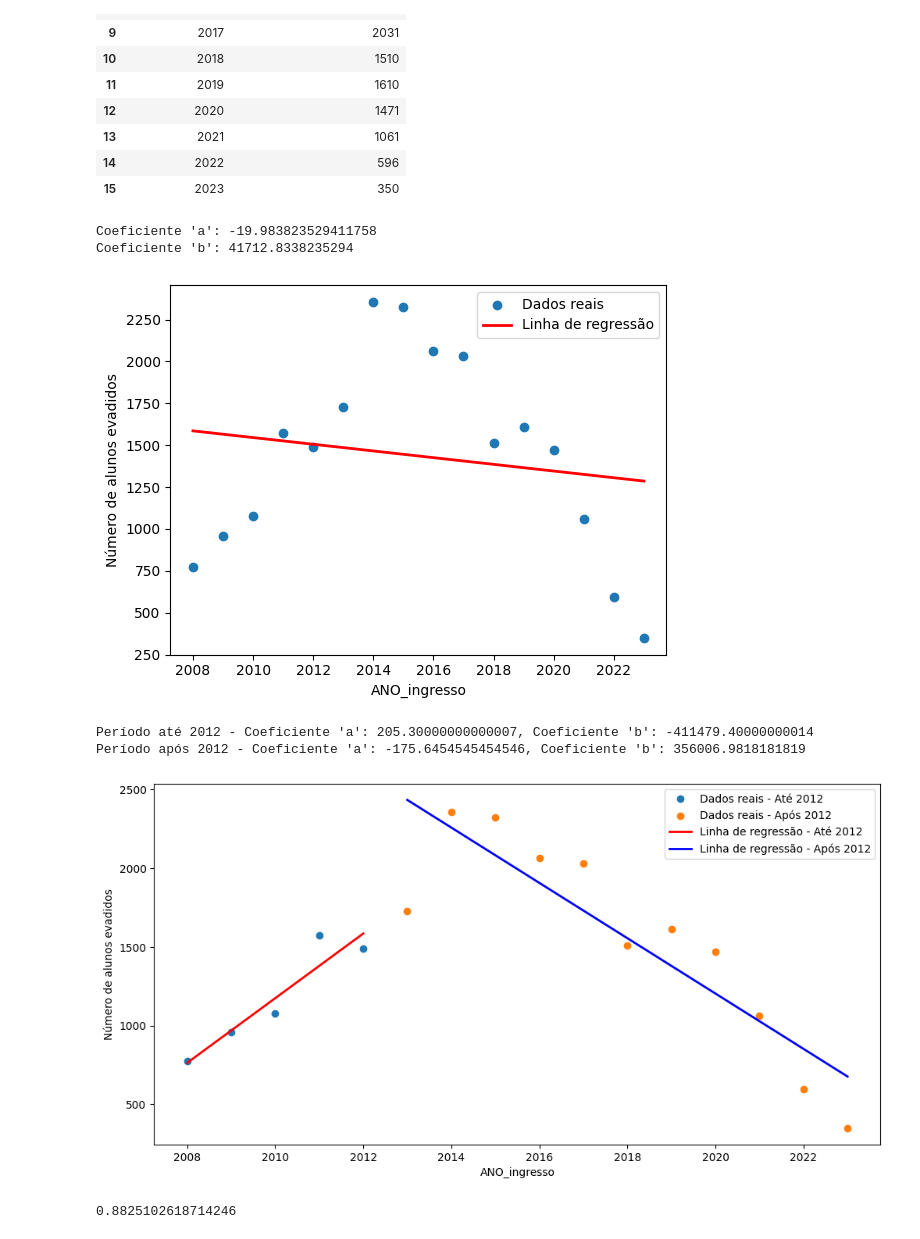
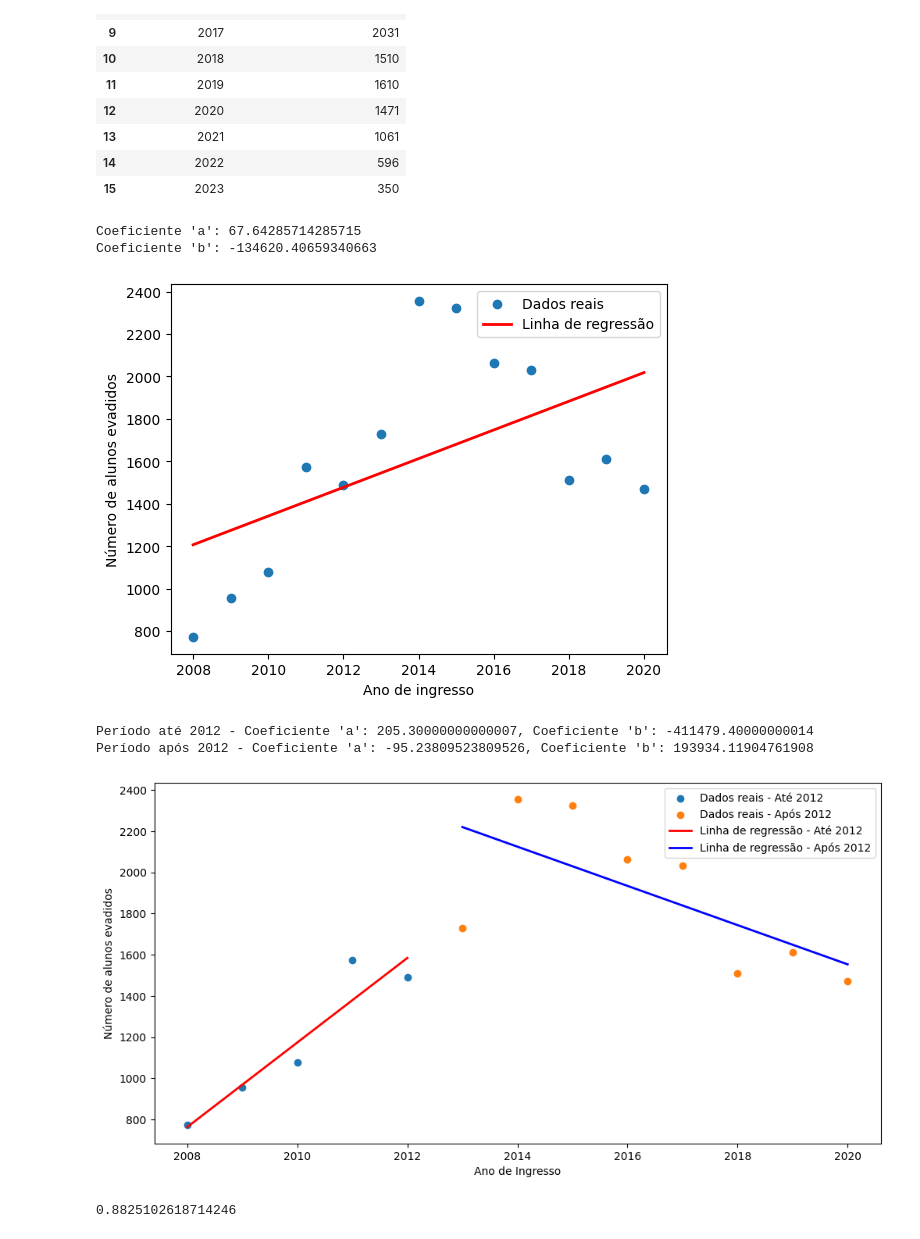
Before and after one commit to heliomacedofilho/projetos-do-bootcamp-analise-de-dados-enap-2023, a Jupyter notebook: analise_da_evasao_estudantil/Dados/Regressão linear.ipynb, the cells around one changed output. Saved outputs shown, nothing was run; the diff lists cells and outputs as text; code cells hidden in the pictures.

```diff
--- a/analise_da_evasao_estudantil/Dados/Regressão linear.ipynb
+++ b/analise_da_evasao_estudantil/Dados/Regressão linear.ipynb
@@ -43,39 +43,42 @@ evadidos_por_ano
 | 13 | 2021 | 1061 |
 | 14 | 2022 | 596 |
 | 15 | 2023 | 350 |
+# %%
+# Código para excluir as linhas que não quero que entre análise
+indices_para_remover = [13, 14, 15]
+
+evadidos_por_ano = evadidos_por_ano.drop(indices_para_remover)
 # %%
 # Separar as variáveis independentes (x) e dependentes (y)
 x = evadidos_por_ano['ANO_INGRESSO'].values.reshape(-1, 1)
 y = evadidos_por_ano['Número de alunos evadidos'].values
 
 # Inicializar o modelo de regressão linear
 regressor = LinearRegression()
 
 # Ajustar o modelo aos dados
 regressor.fit(x, y)
 
-# Obter os coeficientes 'a' e 'b'
+# Obter e imprimir os coeficientes 'a' e 'b'
 a = regressor.coef_[0]
 b = regressor.intercept_
-
-# Imprimir os coeficientes
 print(f"Coeficiente 'a': {a}")
 print(f"Coeficiente 'b': {b}")
 
 # Fazer previsões com o modelo ajustado
 y_pred = regressor.predict(x)
 
 # Plotar os dados e a linha de regressão
 plt.scatter(x, y, label='Dados reais')
 plt.plot(x, y_pred, color='red', linewidth=2, label='Linha de regressão')
-plt.xlabel('ANO_ingresso')
+plt.xlabel('Ano de ingresso')
 plt.ylabel('Número de alunos evadidos')
 plt.legend()
 plt.show()
 # %% [output]
-Coeficiente 'a': -19.983823529411758
-Coeficiente 'b': 41712.8338235294
+Coeficiente 'a': 67.64285714285715
+Coeficiente 'b': -134620.40659340663
-[figure, old version]
+[figure, new version]
 # %%
 # Dividir os dados em dois períodos: até 2012 e após 2012
 periodo_ate_2012 = evadidos_por_ano[evadidos_por_ano['ANO_INGRESSO'] <= 2012]
@@ -88,11 +91,10 @@ y_ate_2012 = periodo_ate_2012['Número de alunos evadidos'].values
 x_apos_2012 = periodo_apos_2012['ANO_INGRESSO'].values.reshape(-1, 1)
 y_apos_2012 = periodo_apos_2012['Número de alunos evadidos'].values
 
-# Inicializar e ajustar o modelo de regressão linear para o período até 2012
+# Inicializar e ajustar o modelo de regressão linear para os dois períodos
 regressor_ate_2012 = LinearRegression()
 regressor_ate_2012.fit(x_ate_2012, y_ate_2012)
 
-# Inicializar e ajustar o modelo de regressão linear para o período após 2012
 regressor_apos_2012 = LinearRegression()
 regressor_apos_2012.fit(x_apos_2012, y_apos_2012)
 
@@ -103,7 +105,6 @@ b_ate_2012 = regressor_ate_2012.intercept_
 a_apos_2012 = regressor_apos_2012.coef_[0]
 b_apos_2012 = regressor_apos_2012.intercept_
 
-# Imprimir os coeficientes para cada período
 print(f"Período até 2012 - Coeficiente 'a': {a_ate_2012}, Coeficiente 'b': {b_ate_2012}")
 print(f"Período após 2012 - Coeficiente 'a': {a_apos_2012}, Coeficiente 'b': {b_apos_2012}")
 
@@ -123,8 +124,8 @@ plt.legend()
 plt.show()
 # %% [output]
 Período até 2012 - Coeficiente 'a': 205.30000000000007, Coeficiente 'b': -411479.40000000014
-Período após 2012 - Coeficiente 'a': -175.6454545454546, Coeficiente 'b': 356006.9818181819
+Período após 2012 - Coeficiente 'a': -95.23809523809526, Coeficiente 'b': 193934.11904761908
-[figure, old version]
+[figure, new version]
 # %%
 #Análise R².
 score = regressor_ate_2012.score(x_ate_2012, y_ate_2012)
```
Also changed, not shown: parts of 6 cells of this notebook.
